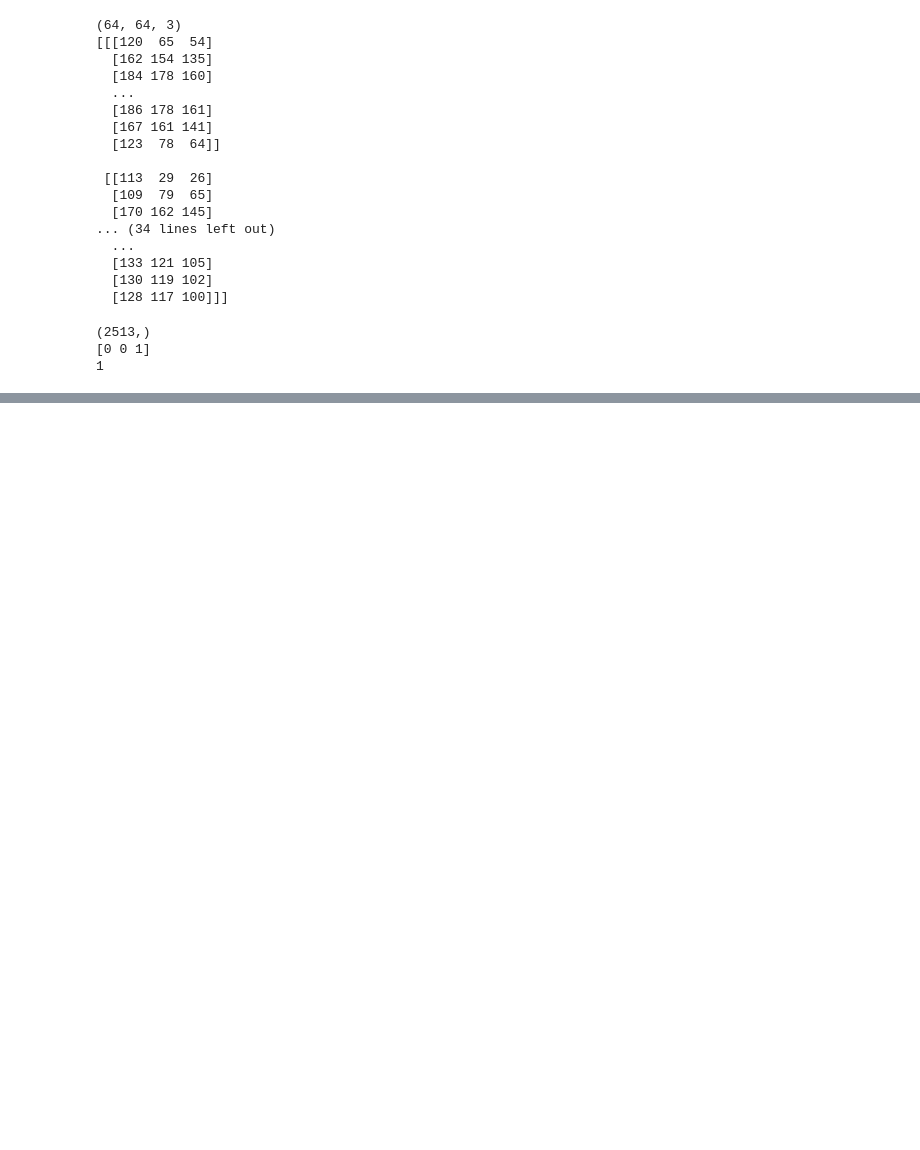
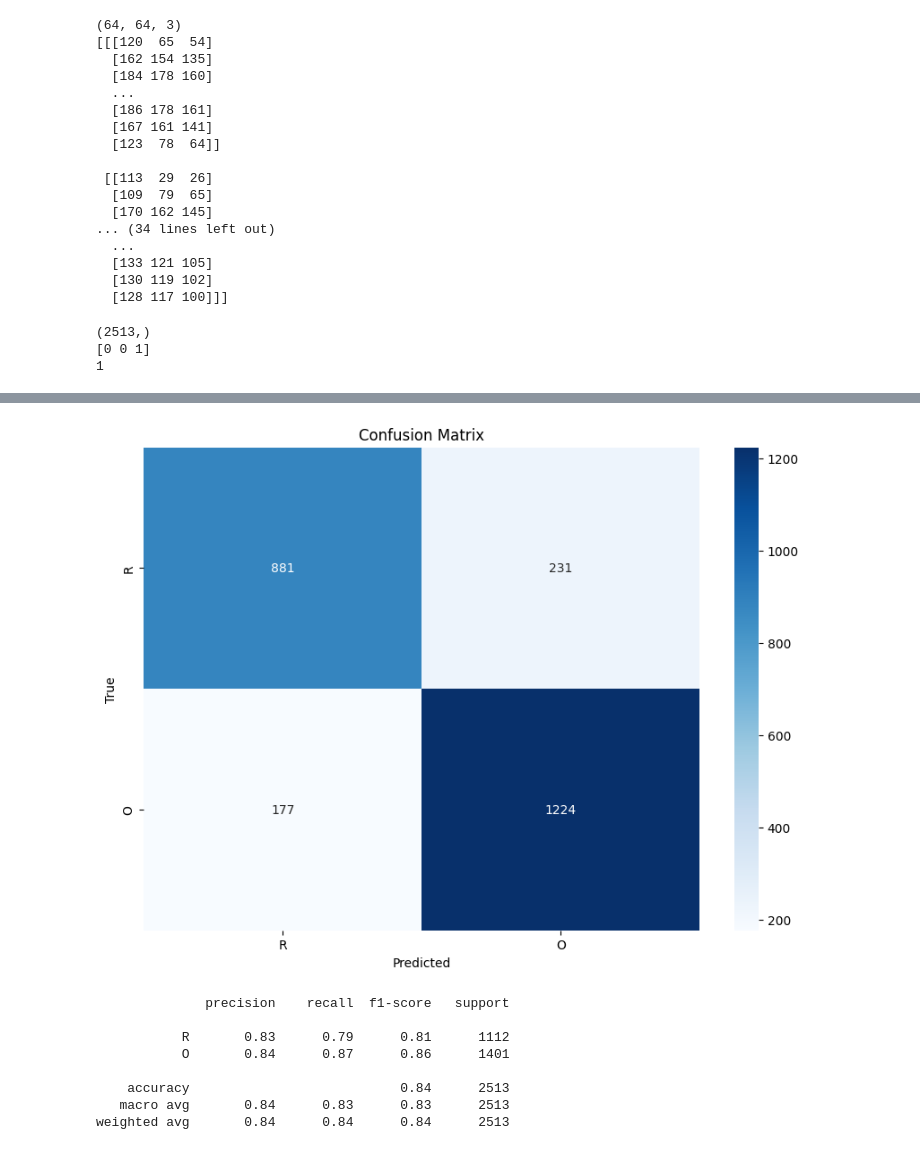
Before and after one commit to Marco2a94/ML-Trash-Sorting-with-Computer-Vision, a Jupyter notebook: detection_trash.ipynb, the cells around one changed output, grey strips where cells are left out. Drawn from its saved outputs; the diff is of its cells as text; code cells hidden in the pictures; blank space fills up the shorter version.

```diff
--- a/detection_trash.ipynb
+++ b/detection_trash.ipynb
@@ -159,6 +161,6 @@ classification_model.compile(optimizer="adam",
                              loss='sparse_categorical_crossentropy',
                              metrics=['accuracy'])
 # %%
-classification_model.fit(X_train, y_train, epochs=10, Dropout=0.5)
+classification_model.fit(X_train, y_train, epochs=10)
 # %% [output]
 Epoch 1/10
@@ -219,3 +221,7 @@ print(y_test.ndim)
 (2513,)
 [0 0 1]
 1
+# %%
+from sklearn.metrics import classification_report, confusion_matrix
+y_pred = classification_model.predict(X_test)
+y_pred_classes = np.argmax(y_pred, axis=1)
@@ -221,0 +230,19 @@ print(y_test.ndim)
+# %%
+cm = confusion_matrix(y_test, y_pred_classes)
+plt.figure(figsize=(10, 7))
+sns.heatmap(cm, annot=True, fmt='d', cmap='Blues', xticklabels=['R', 'O'], yticklabels=['R', 'O'])
+plt.xlabel('Predicted')
+plt.ylabel('True')
+plt.title('Confusion Matrix')
+plt.show()
+print(classification_report(y_test, y_pred_classes, target_names=['R', 'O']))
+# %% [output]
+[figure, added]
+              precision    recall  f1-score   support
+
+           R       0.83      0.79      0.81      1112
+           O       0.84      0.87      0.86      1401
+
+    accuracy                           0.84      2513
+   macro avg       0.84      0.83      0.83      2513
+weighted avg       0.84      0.84      0.84      2513
```
Also changed, not shown: parts of 5 cells of this notebook.
